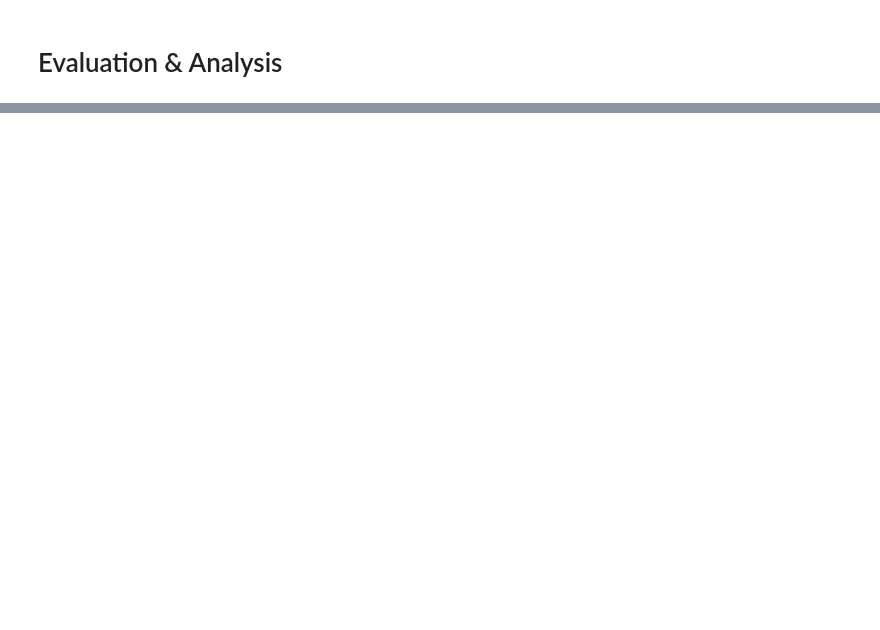
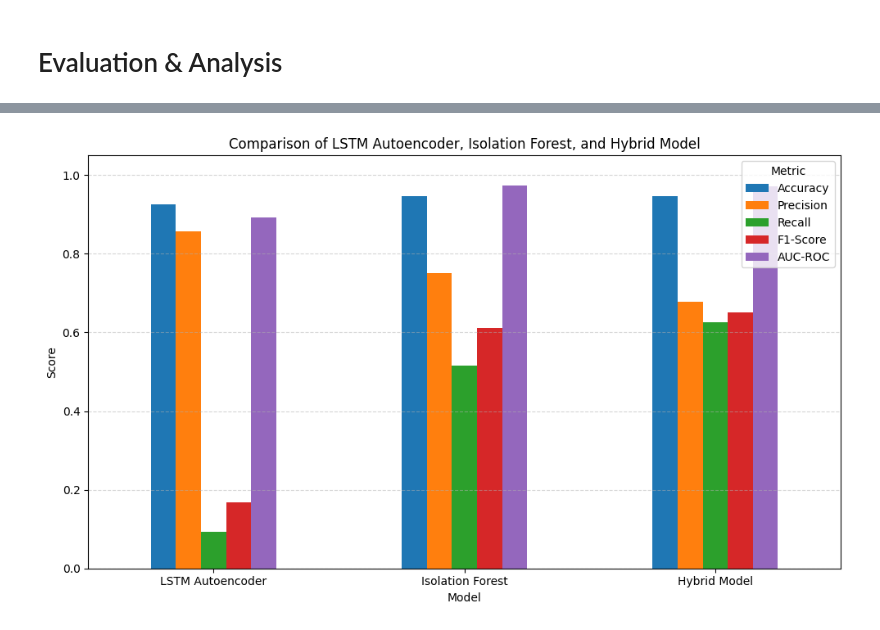
Before and after one commit to BasmahFuad/ML-Final-Project-, a Jupyter notebook: ML_Project.ipynb, the cells around one changed output, grey strips where cells are left out. Saved outputs shown, nothing was run; the diff lists cells and outputs as text; code cells hidden in the pictures; blank space fills up the shorter version.

```diff
--- a/ML_Project.ipynb
+++ b/ML_Project.ipynb
@@ -1131 +1178,37 @@ Top 10 Suspicious Users:
 [figure]
+# %%
+import pandas as pd
+import matplotlib.pyplot as plt
+
+# Results from your evaluation table
+model_results = pd.DataFrame({
+    "Model": [
+        "LSTM Autoencoder",
+        "Isolation Forest",
+        "Hybrid Model"
+    ],
+    "Accuracy": [0.9262, 0.9475, 0.9462],
+    "Precision": [0.8571, 0.7500, 0.6780],
+    "Recall": [0.0938, 0.5156, 0.6250],
+    "F1-Score": [0.1690, 0.6111, 0.6504],
+    "AUC-ROC": [0.8931, 0.9735, 0.9722]
+})
+
+# Bar chart
+ax = model_results.set_index("Model").plot(
+    kind="bar",
+    figsize=(10, 6)
+)
+
+plt.title("Comparison of LSTM Autoencoder, Isolation Forest, and Hybrid Model")
+plt.xlabel("Model")
+plt.ylabel("Score")
+plt.ylim(0, 1.05)
+plt.xticks(rotation=0)
+plt.legend(title="Metric")
+plt.grid(axis="y", linestyle="--", alpha=0.5)
+
+plt.tight_layout()
+plt.show()
+# %% [output]
+[figure, added]
```
Also changed, not shown: parts of 9 cells of this notebook.
